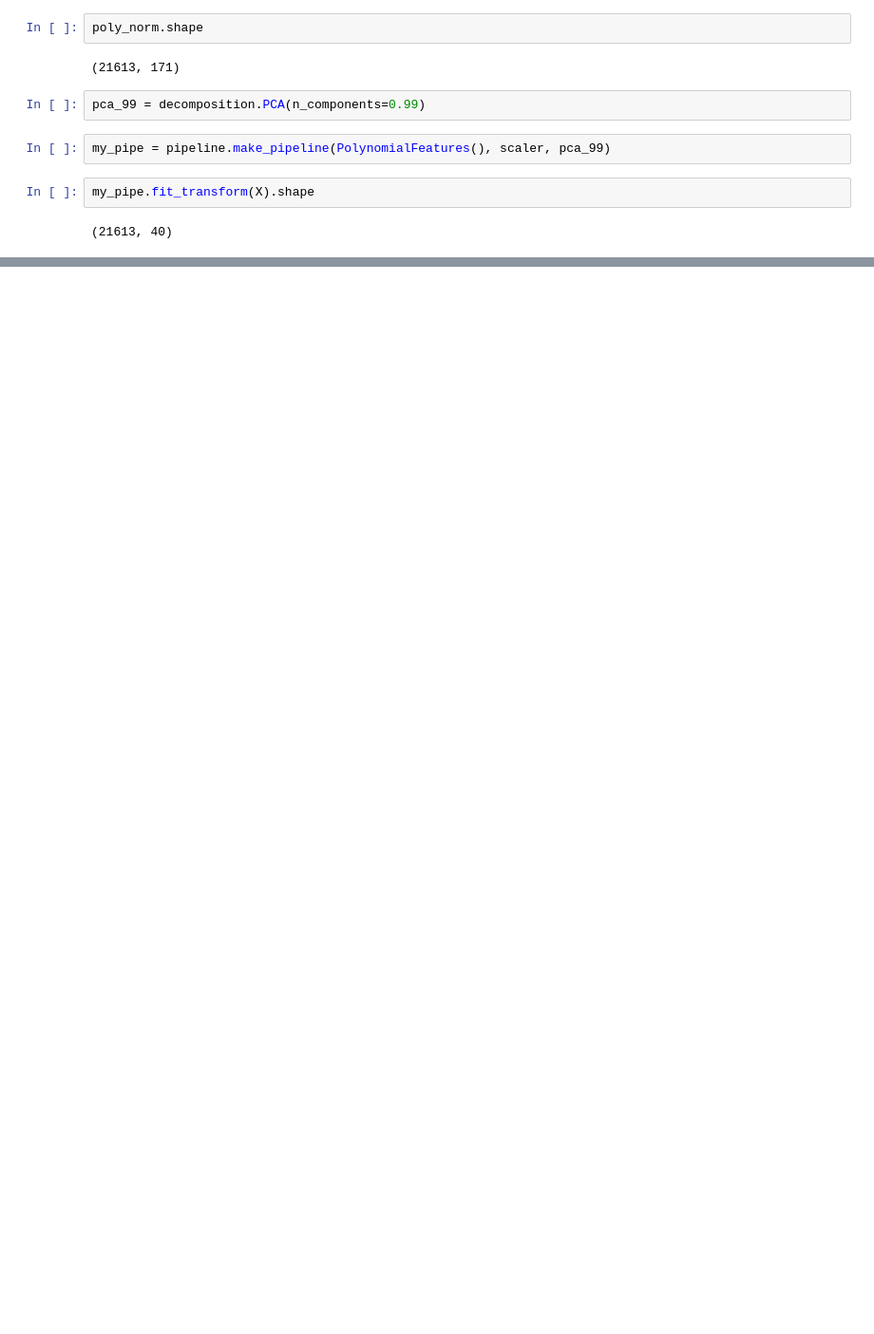
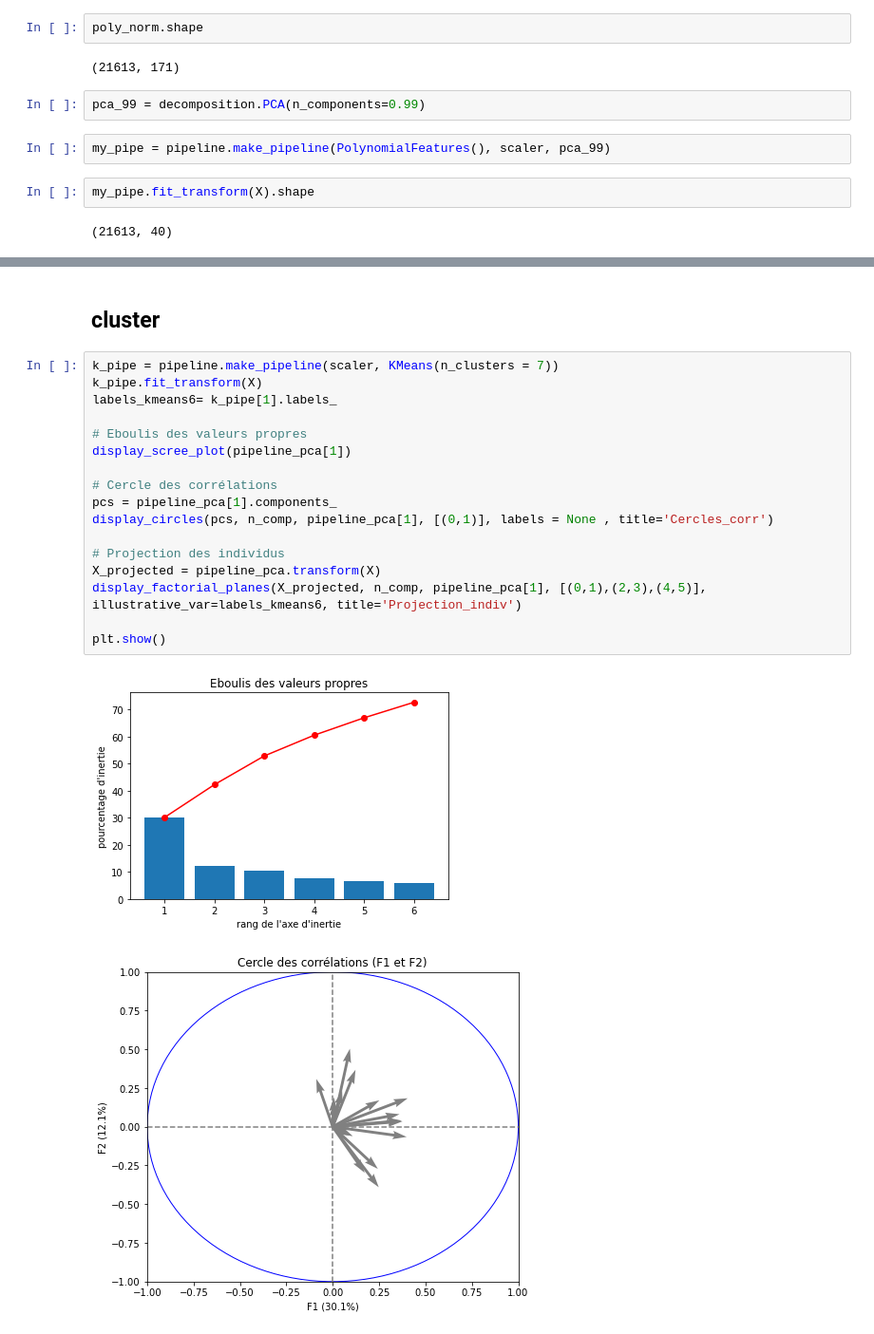
Before and after one commit to jeremy-vangansberg/pca, a Jupyter notebook: demo_pca.ipynb, the cells around one changed output, grey strips where cells are left out. Shown at 95% size. Saved outputs shown, nothing was run; the diff lists cells and outputs as text; blank space fills up the shorter version.

```diff
--- a/demo_pca.ipynb
+++ b/demo_pca.ipynb
@@ -137,0 +290,22 @@ my_pipe.fit_transform(X).shape
+# %% [markdown]
+## cluster
+# %%
+k_pipe = pipeline.make_pipeline(scaler, KMeans(n_clusters = 7))
+k_pipe.fit_transform(X)
+labels_kmeans6= k_pipe[1].labels_
+
+# Eboulis des valeurs propres
+display_scree_plot(pipeline_pca[1])
+
+# Cercle des corrélations
+pcs = pipeline_pca[1].components_
+display_circles(pcs, n_comp, pipeline_pca[1], [(0,1)], labels = None , title='Cercles_corr')
+
+# Projection des individus
+X_projected = pipeline_pca.transform(X)
+display_factorial_planes(X_projected, n_comp, pipeline_pca[1], [(0,1),(2,3),(4,5)], illustrative_var=labels_kmeans6, title='Projection_indiv')
+
+plt.show()
+# %% [output]
+[figure, added]
+[figure, added]
```
Also changed, not shown: parts of 12 cells of this notebook.
